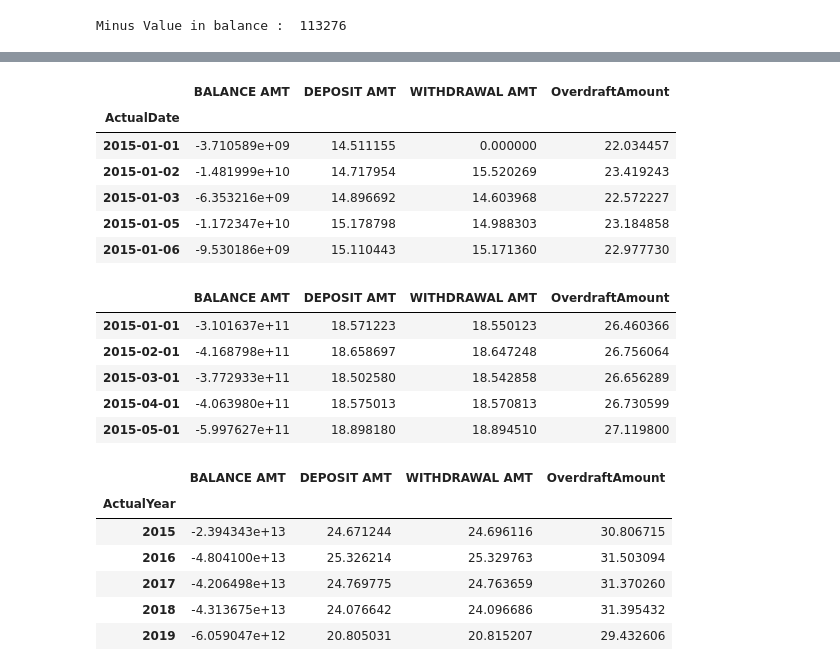
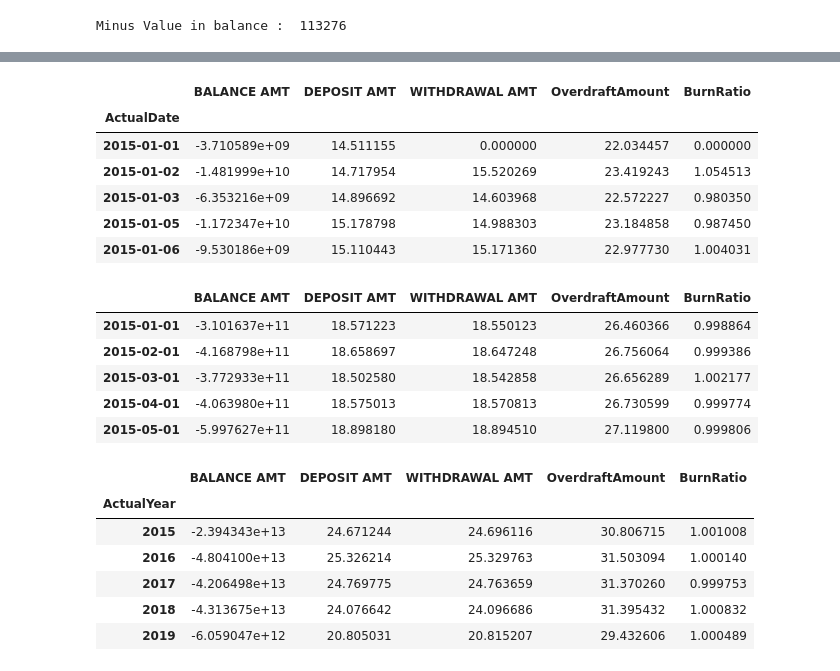
Before and after one commit to Deep6890/AEGIS-FIN, a Jupyter notebook: bankData.ipynb, the cells around one changed output, grey strips where cells are left out. Drawn from its saved outputs; the diff is of its cells as text; code cells hidden in the pictures.

Commit message:
Kaggle Notebook | Bank overdraft pattern finder | Final Data DRIVEN VERSION

```diff
--- a/bankData.ipynb
+++ b/bankData.ipynb
@@ -181,8 +181,19 @@ def DataPreProcess(df):
                                 'WITHDRAWAL AMT',
                                 'OverdraftAmount']]
         .sum()
+        .sort_index(
+
+        )
+    )
+
+    dayAggCountData = (
+        processData
+        .groupby('ActualDate')[['DEPOSIT AMT',
+                                'WITHDRAWAL AMT']]
+        .count()
         .sort_index()
     )
+
     monthAggData = (
         processData
         .groupby(['ActualYear','ActualMonth'])[['BALANCE AMT',
@@ -191,59 +202,77 @@ def DataPreProcess(df):
                                                 'OverdraftAmount']]
         .sum()
     )
+
+    monthAggCountData = (
+        processData
+        .groupby(['ActualYear','ActualMonth'])[['DEPOSIT AMT',
+                                                'WITHDRAWAL AMT']]
+        .count()
+    )
+
+
     monthAggData.index = pd.to_datetime(
         monthAggData.index.map(lambda x: f"{x[0]}-{x[1]}-01")
     )
     yearAggData = (
         processData
         .groupby('ActualYear')[['BALANCE AMT',
                                 'DEPOSIT AMT',
                                 'WITHDRAWAL AMT',
                                 'OverdraftAmount']]
         .sum()
     )
+    yearAggCountData = (
+        processData
+        .groupby('ActualYear')[['DEPOSIT AMT',
+                                'WITHDRAWAL AMT']]
+        .count()
+    )
     log_cols = ['DEPOSIT AMT', 'WITHDRAWAL AMT', 'OverdraftAmount']
 
     for col in log_cols:
         processData[col] = np.log1p(processData[col])
         dayAggData[col] = np.log1p(dayAggData[col])
         monthAggData[col] = np.log1p(monthAggData[col])
         yearAggData[col] = np.log1p(yearAggData[col])
 
-    return processData, dayAggData, monthAggData, yearAggData
-processData, dayAggData, monthAggData, yearAggData = DataPreProcess(processData)
+    dayAggData['BurnRatio'] = dayAggData['WITHDRAWAL AMT'] / dayAggData['DEPOSIT AMT'].replace(0, 0.01)
+    monthAggData['BurnRatio'] = monthAggData['WITHDRAWAL AMT'] / monthAggData['DEPOSIT AMT'].replace(0, 0.01)
+    yearAggData['BurnRatio'] = yearAggData['WITHDRAWAL AMT'] / yearAggData['DEPOSIT AMT'].replace(0, 0.01)
+    return processData, dayAggData, monthAggData, yearAggData , dayAggCountData , monthAggCountData ,yearAggCountData
+processData, dayAggData, monthAggData, yearAggData , dayAggCountData , monthAggCountData ,yearAggCountData = DataPreProcess(processData)
 
 display(processData.head())
 display(dayAggData.head())
 display(monthAggData.head())
 display(yearAggData.head())
 # %% [output]
 |  | DATE | TRANSACTION DETAILS | WITHDRAWAL AMT | DEPOSIT AMT | BALANCE AMT | ActualDay | ActualMonth | ... |
 | 116200 | 2019-03-05 | Sweep Trf To: 40900036427 | 8.517393 | 0.000000 | -1.901417e+09 | 5 | 3 | ... |
 | 27037 | 2019-03-05 | MICRO ATM WDL FEE DT04031 | 0.000000 | 12.184854 | -5.393314e+08 | 5 | 3 | ... |
 | 86355 | 2019-03-05 | FDRL/INTERNAL FUND TRANSFE | 0.000000 | 12.611541 | -1.686924e+09 | 5 | 3 | ... |
 | 86356 | 2019-03-05 | FDRL/INTERNAL FUND TRANSFE | 12.611541 | 0.000000 | -1.687224e+09 | 5 | 3 | ... |
 | 86357 | 2019-03-05 | FDRL/INTERNAL FUND TRANSFE | 12.611541 | 0.000000 | -1.687524e+09 | 5 | 3 | ... |
-|  | BALANCE AMT | DEPOSIT AMT | WITHDRAWAL AMT | OverdraftAmount |
-| ActualDate |  |  |  |  |
-| 2015-01-01 | -3.710589e+09 | 14.511155 | 0.000000 | 22.034457 |
-| 2015-01-02 | -1.481999e+10 | 14.717954 | 15.520269 | 23.419243 |
-| 2015-01-03 | -6.353216e+09 | 14.896692 | 14.603968 | 22.572227 |
-| 2015-01-05 | -1.172347e+10 | 15.178798 | 14.988303 | 23.184858 |
-| 2015-01-06 | -9.530186e+09 | 15.110443 | 15.171360 | 22.977730 |
+|  | BALANCE AMT | DEPOSIT AMT | WITHDRAWAL AMT | OverdraftAmount | BurnRatio |
+| ActualDate |  |  |  |  |  |
+| 2015-01-01 | -3.710589e+09 | 14.511155 | 0.000000 | 22.034457 | 0.000000 |
+| 2015-01-02 | -1.481999e+10 | 14.717954 | 15.520269 | 23.419243 | 1.054513 |
+| 2015-01-03 | -6.353216e+09 | 14.896692 | 14.603968 | 22.572227 | 0.980350 |
+| 2015-01-05 | -1.172347e+10 | 15.178798 | 14.988303 | 23.184858 | 0.987450 |
+| 2015-01-06 | -9.530186e+09 | 15.110443 | 15.171360 | 22.977730 | 1.004031 |
-|  | BALANCE AMT | DEPOSIT AMT | WITHDRAWAL AMT | OverdraftAmount |
-| 2015-01-01 | -3.101637e+11 | 18.571223 | 18.550123 | 26.460366 |
-| 2015-02-01 | -4.168798e+11 | 18.658697 | 18.647248 | 26.756064 |
-| 2015-03-01 | -3.772933e+11 | 18.502580 | 18.542858 | 26.656289 |
-| 2015-04-01 | -4.063980e+11 | 18.575013 | 18.570813 | 26.730599 |
-| 2015-05-01 | -5.997627e+11 | 18.898180 | 18.894510 | 27.119800 |
+|  | BALANCE AMT | DEPOSIT AMT | WITHDRAWAL AMT | OverdraftAmount | BurnRatio |
+| 2015-01-01 | -3.101637e+11 | 18.571223 | 18.550123 | 26.460366 | 0.998864 |
+| 2015-02-01 | -4.168798e+11 | 18.658697 | 18.647248 | 26.756064 | 0.999386 |
+| 2015-03-01 | -3.772933e+11 | 18.502580 | 18.542858 | 26.656289 | 1.002177 |
+| 2015-04-01 | -4.063980e+11 | 18.575013 | 18.570813 | 26.730599 | 0.999774 |
+| 2015-05-01 | -5.997627e+11 | 18.898180 | 18.894510 | 27.119800 | 0.999806 |
-|  | BALANCE AMT | DEPOSIT AMT | WITHDRAWAL AMT | OverdraftAmount |
-| ActualYear |  |  |  |  |
-| 2015 | -2.394343e+13 | 24.671244 | 24.696116 | 30.806715 |
-| 2016 | -4.804100e+13 | 25.326214 | 25.329763 | 31.503094 |
-| 2017 | -4.206498e+13 | 24.769775 | 24.763659 | 31.370260 |
-| 2018 | -4.313675e+13 | 24.076642 | 24.096686 | 31.395432 |
-| 2019 | -6.059047e+12 | 20.805031 | 20.815207 | 29.432606 |
+|  | BALANCE AMT | DEPOSIT AMT | WITHDRAWAL AMT | OverdraftAmount | BurnRatio |
+| ActualYear |  |  |  |  |  |
+| 2015 | -2.394343e+13 | 24.671244 | 24.696116 | 30.806715 | 1.001008 |
+| 2016 | -4.804100e+13 | 25.326214 | 25.329763 | 31.503094 | 1.000140 |
+| 2017 | -4.206498e+13 | 24.769775 | 24.763659 | 31.370260 | 0.999753 |
+| 2018 | -4.313675e+13 | 24.076642 | 24.096686 | 31.395432 | 1.000832 |
+| 2019 | -6.059047e+12 | 20.805031 | 20.815207 | 29.432606 | 1.000489 |
 # %%
 import matplotlib.pyplot as plt
 import seaborn as sns
```
Also changed, not shown: parts of 3 cells of this notebook.
